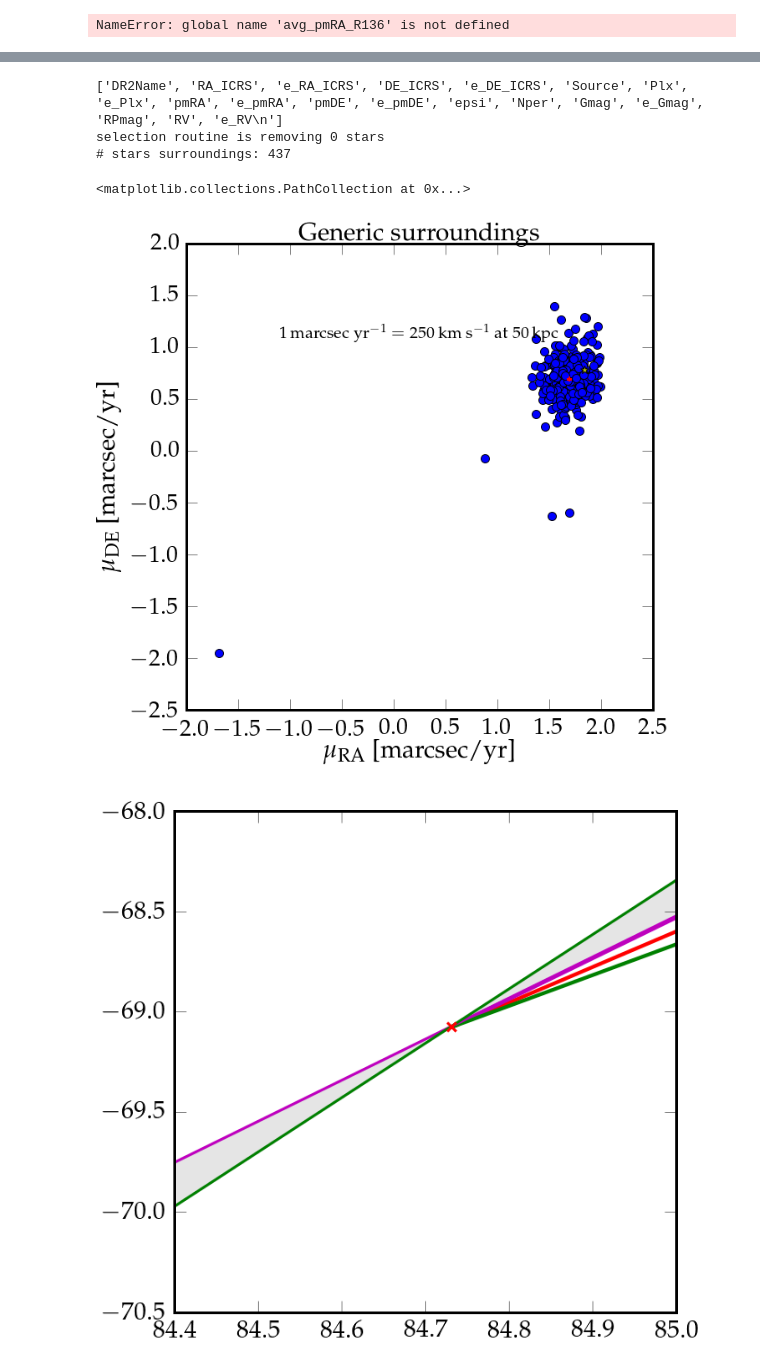
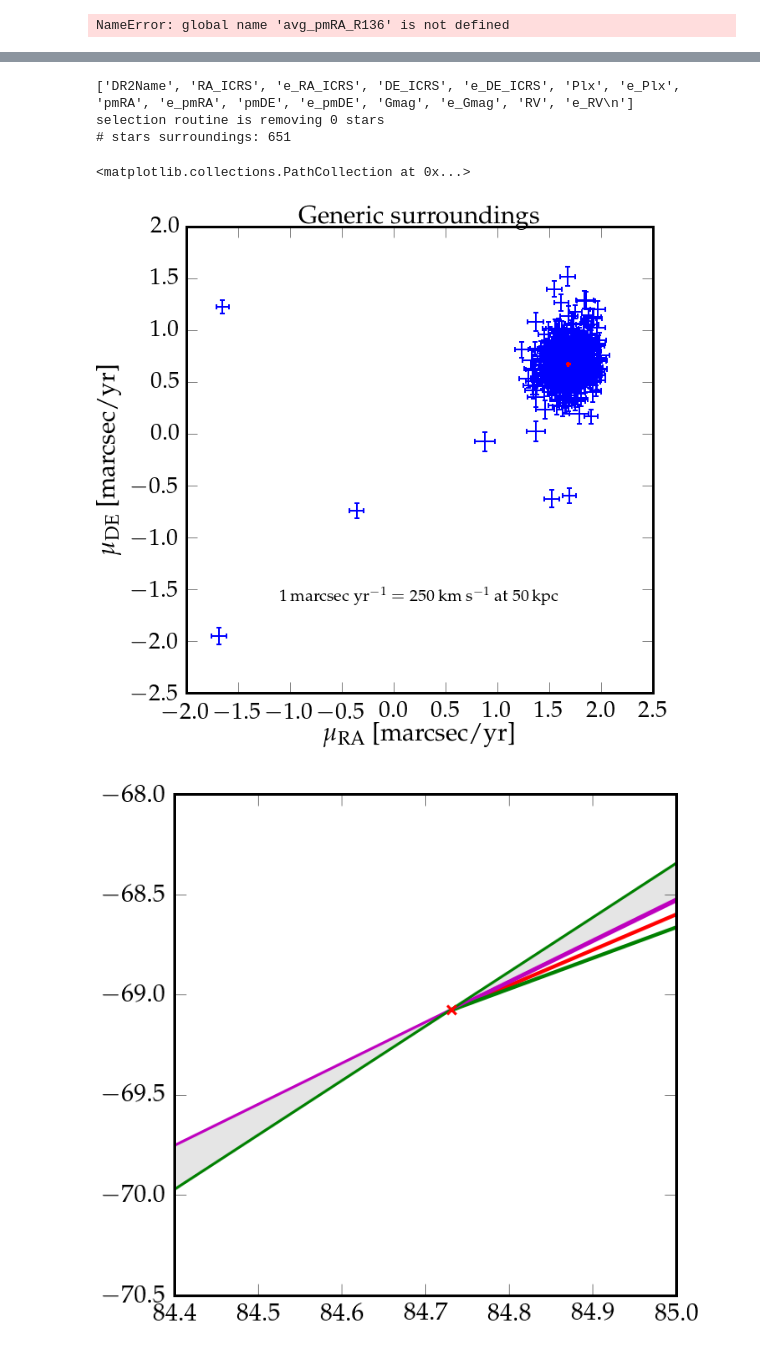
Before and after one commit to mathren/vfts682, a Jupyter notebook: scripts/VFTS682.ipynb, the cells around one changed output, grey strips where cells are left out. Cells and saved outputs as stored; diff of their text form; code cells hidden in the pictures.

```diff
--- a/scripts/VFTS682.ipynb
+++ b/scripts/VFTS682.ipynb
@@ -93,7 +93,7 @@ def getFileData(fname):
     src = np.genfromtxt(fname, comments='#', delimiter='|', filling_values=-99998)
     ff = open(fname,'r')
     for i,line in enumerate(ff):
-        if 'DR2Name|' in line:
+        if 'RA_ICRS|' in line:
             # print i
             col = line.split('|')
             break
@@ -372,37 +376,3 @@ selection routine is removing 0 stars
 NameError: global name 'avg_pmRA_R136' is not defined
 [figure]
 NameError: global name 'avg_pmRA_R136' is not defined
-# %%
-fitsFile = '/scratch/mathieu/MMPS/SCRIPTS_dirty/my_script/binaries/binary_c/30Dor/vfts682/figures/ESO_field/ADP_WFI_30DOR1_Halpha7_V1.0.fits' # ADP_WFI_30DOR1_V89_V1.0.fits'
-
-f = aplpy.FITSFigure(fitsFile)
-fig = aplpy.FITSFigure(fitsFile)
-fig.show_grayscale()
-fig.add_label(84.73136339876477,-69.07411071794998 , 'My favorite star')
-
-
-fig.frame.set_color('w')
-fig.set_theme('publication')
-
-# from astropy import units as u
-# fig.add_scalebar(10)
-# fig.scalebar.set_length(60 * u.arcseconds)
-
-
-fig.savefig('/scratch/mathieu/PLOTS_TMP/trying_fits_stuff.pdf')
-
-
-
-## working but in pixels, not RA and DEC
-# hdulist = fits.open(fitsFile)
-# hdulist.info()
-# im=hdulist[0].data
-
-# fig = plt.figure(figsize=(15., 9.))
-# gs = gridspec.GridSpec(100,100)
-# ax = plt.subplot(gs[:,:])
-
-# imgplot = ax.imshow(im,vmin=np.percentile(im,5),vmax=np.percentile(im,95))
-# imgplot.set_cmap('binary_r')
-
-# hdulist.close()
@@ -430,28 +379,28 @@ Logged from file core.py, line 1725
 # %%
 # plot the surrounding regions in proper motion space
 fig = plt.figure(figsize=(10., 10.))
 gs = gridspec.GridSpec(100,100)
 ax = plt.subplot(gs[:,:])
-fname_around='/scratch/mathieu/MMPS/SCRIPTS_dirty/my_script/binaries/binary_c/30Dor/vfts682/data/10arcmin_aroundVFTS682_noG_visibility_errormu_excess_noise_pmlessthan2.txt'
+fname_around='/scratch/mathieu/MMPS/SCRIPTS_dirty/my_script/binaries/binary_c/30Dor/vfts682/data/Lennon_like.tsv'
 pmRA_around, e_pmRA_around, pmDE_around, e_pmDE_around, RA_around, e_RA_around, DE_around, e_DE_around, par_around, e_par_around = getData(fname_around)
 avg_pmRA_around, err_avg_pmRA_around, avg_pmDE_around, err_avg_pmDE_around= getAvg(pmRA_around,pmDE_around, e_pmRA_around, e_pmDE_around) # weighted with 1/error
 
 print "# stars surroundings:", len(pmRA_around)
 
-ax.scatter(pmRA_around, pmDE_around, s=100)
+ax.errorbar(pmRA_around, pmDE_around, xerr=e_pmRA_around, yerr=e_pmDE_around, ms=10, lw=0, ecolor='b', elinewidth=2)
 ax.errorbar(avg_pmRA_around, avg_pmDE_around, xerr=err_avg_pmRA_around, yerr=err_avg_pmDE_around, color='r', markersize=1000)
 ax.set_xlabel("$\mu_\mathrm{RA}$ [marcsec/yr]", fontsize=30)
 ax.set_ylabel("$\mu_\mathrm{DE}$ [marcsec/yr]", fontsize=30)
 ax.set_title("Generic surroundings", fontsize=30)
-ax.text(0.5,0.8,"$1\,\mathrm{marcsec\ yr^{-1}}=250\,\mathrm{km\ s^{-1}}$ at 50\,kpc", fontsize=20, transform=ax.transAxes, ha="center")
+ax.text(0.5,0.2,"$1\,\mathrm{marcsec\ yr^{-1}}=250\,\mathrm{km\ s^{-1}}$ at 50\,kpc", fontsize=20, transform=ax.transAxes, ha="center")
 
 ax.scatter(mu_ra, mu_dec, marker='*', c='y', s=100)
 # %% [output]
-['DR2Name', 'RA_ICRS', 'e_RA_ICRS', 'DE_ICRS', 'e_DE_ICRS', 'Source', 'Plx', 'e_Plx', 'pmRA', 'e_pmRA', 'pmDE', 'e_pmDE', 'epsi', 'Nper', 'Gmag', 'e_Gmag', 'RPmag', 'RV', 'e_RV\n']
+['DR2Name', 'RA_ICRS', 'e_RA_ICRS', 'DE_ICRS', 'e_DE_ICRS', 'Plx', 'e_Plx', 'pmRA', 'e_pmRA', 'pmDE', 'e_pmDE', 'Gmag', 'e_Gmag', 'RV', 'e_RV\n']
 selection routine is removing 0 stars
-# stars surroundings: 437
+# stars surroundings: 651
 <matplotlib.collections.PathCollection at 0x...>
-[figure, old version]
+[figure, new version]
 # %%
 fig = plt.figure(figsize=(10., 10.))
 gs = gridspec.GridSpec(100,100)
```
Also changed, not shown: parts of 5 cells of this notebook, 2 other files.
